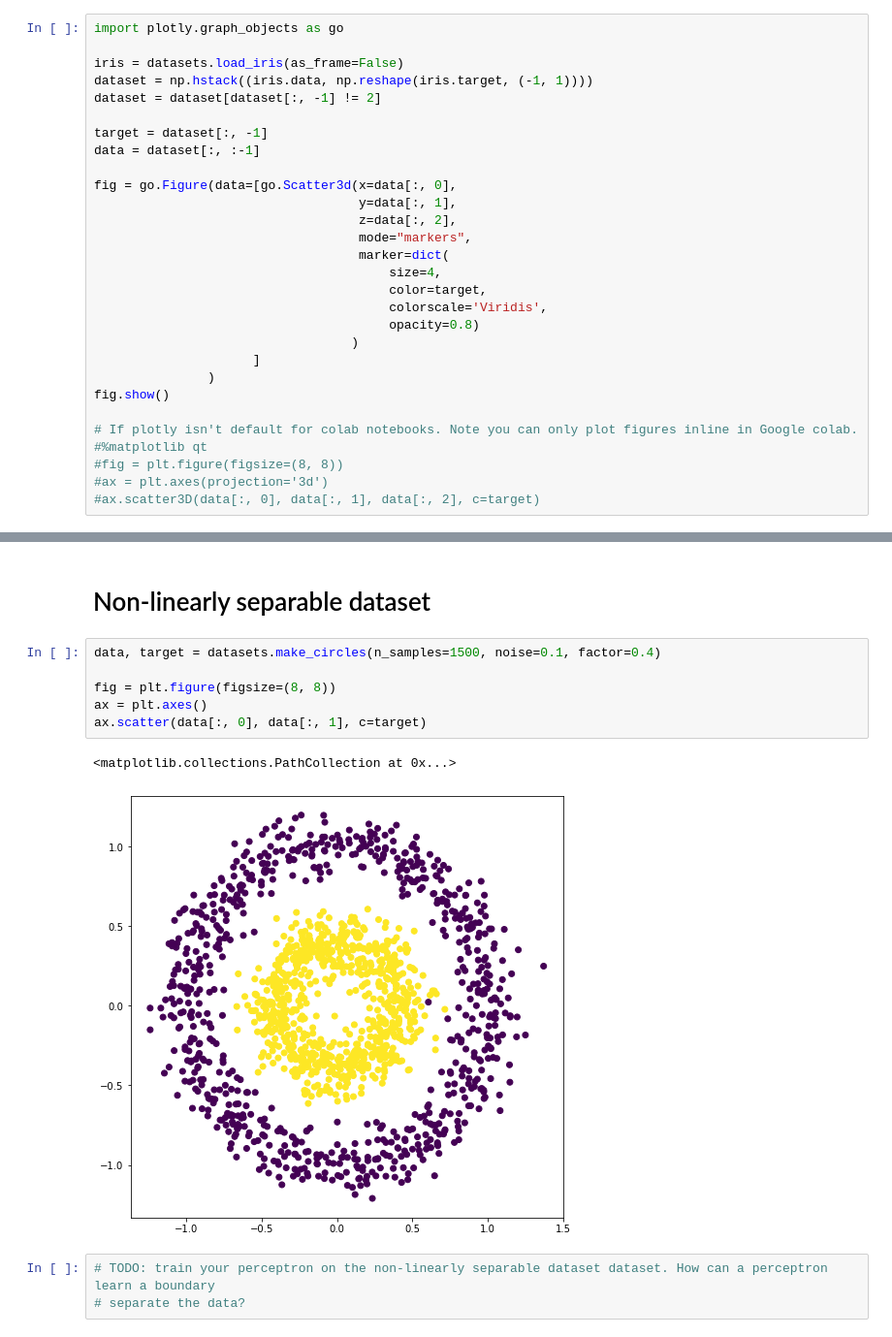
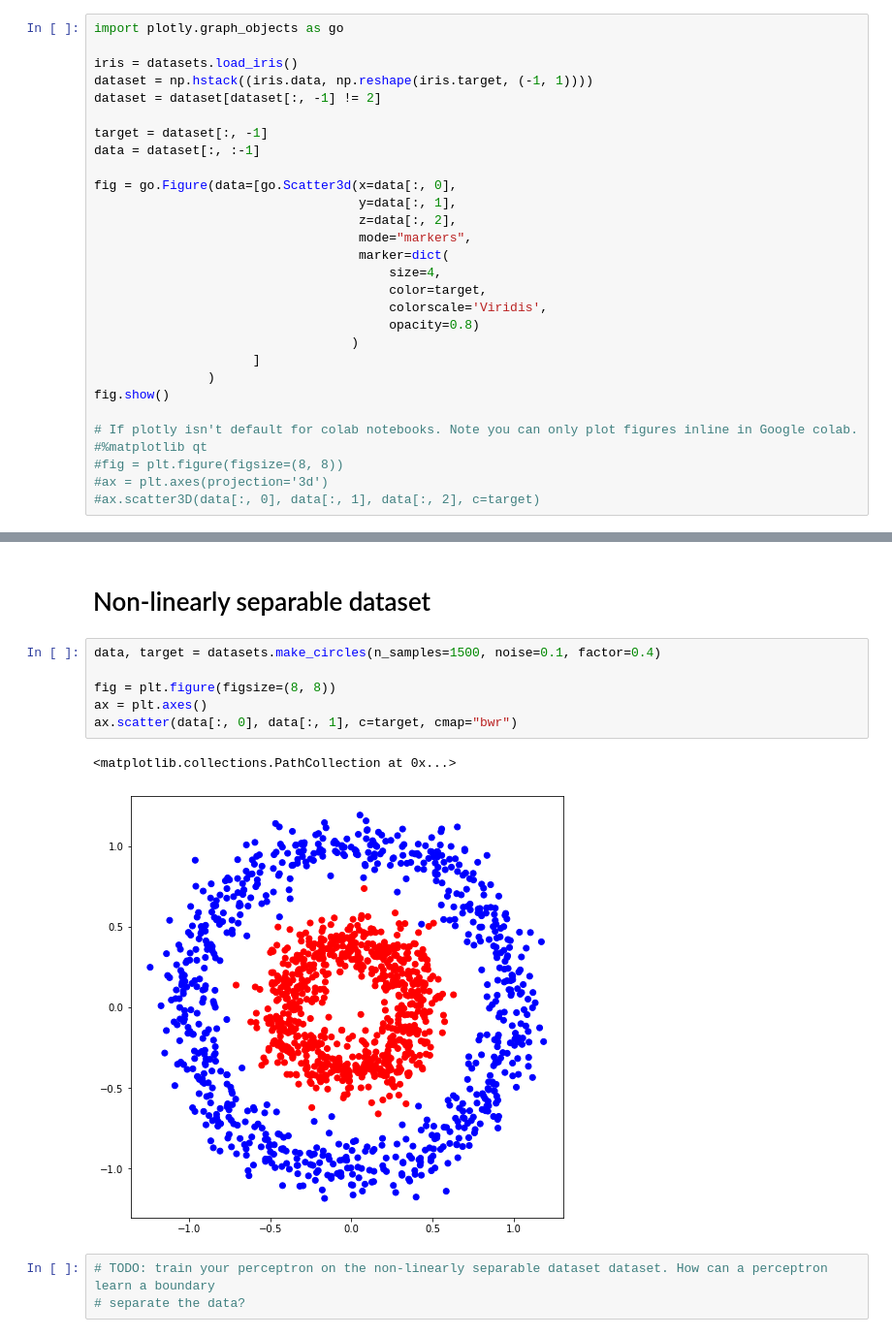
Before and after one commit to martvo/online-workshop, a Jupyter notebook: online_workshop_skeleton.ipynb, the cells around one changed output, grey strips where cells are left out. Shown at 97% size. Drawn from its saved outputs; the diff is of its cells as text.

```diff
--- a/online_workshop_skeleton.ipynb
+++ b/online_workshop_skeleton.ipynb
@@ -47,7 +47,7 @@ ax.scatter(data[:, 0], data[:, 1], c=target, cmap="bwr")
 # %%
 import plotly.graph_objects as go
 
-iris = datasets.load_iris(as_frame=False)
+iris = datasets.load_iris()
 dataset = np.hstack((iris.data, np.reshape(iris.target, (-1, 1))))
 dataset = dataset[dataset[:, -1] != 2]
 
@@ -82,12 +83,12 @@ fig.show()
 # %%
 data, target = datasets.make_circles(n_samples=1500, noise=0.1, factor=0.4)
 
 fig = plt.figure(figsize=(8, 8))
 ax = plt.axes()
-ax.scatter(data[:, 0], data[:, 1], c=target)
+ax.scatter(data[:, 0], data[:, 1], c=target, cmap="bwr")
 # %% [output]
 <matplotlib.collections.PathCollection at 0x...>
-[figure, old version]
+[figure, new version]
 # %%
 # TODO: train your perceptron on the non-linearly separable dataset dataset. How can a perceptron learn a boundary
 # separate the data?
```
Also changed, not shown: parts of 2 cells of this notebook.
